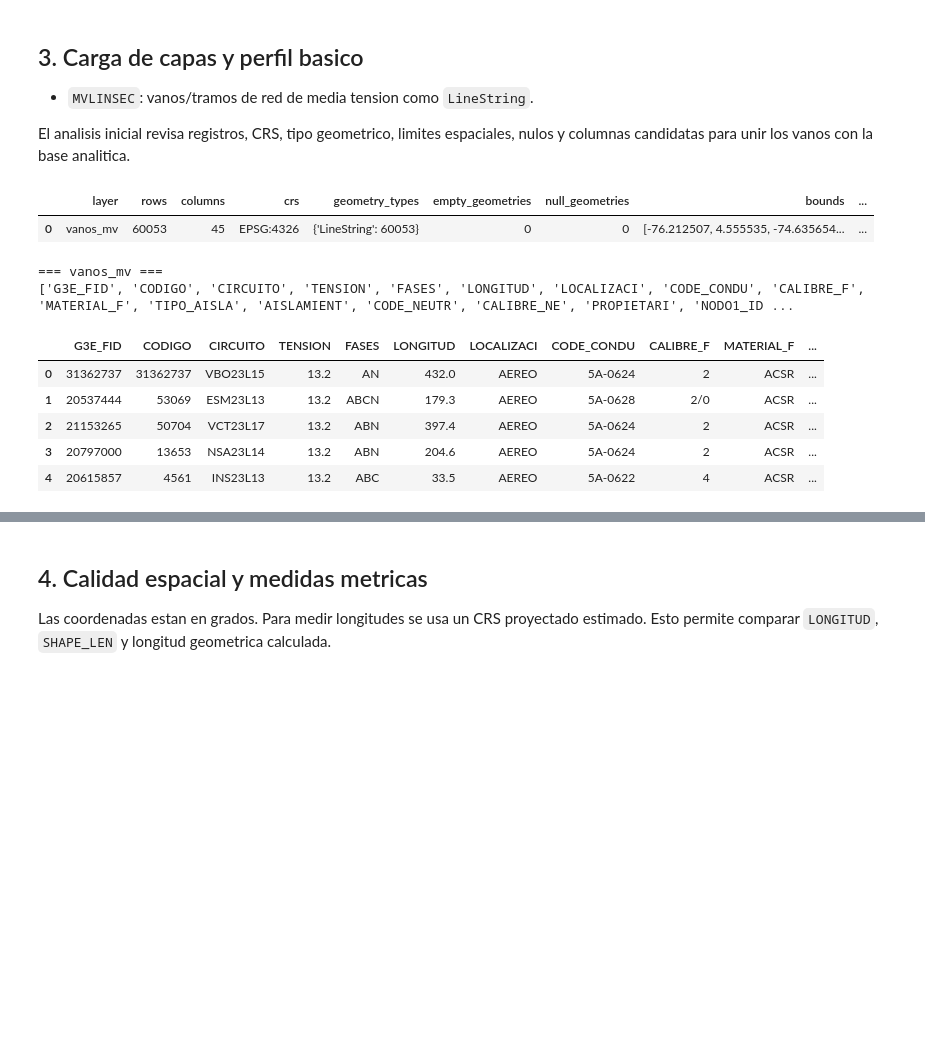
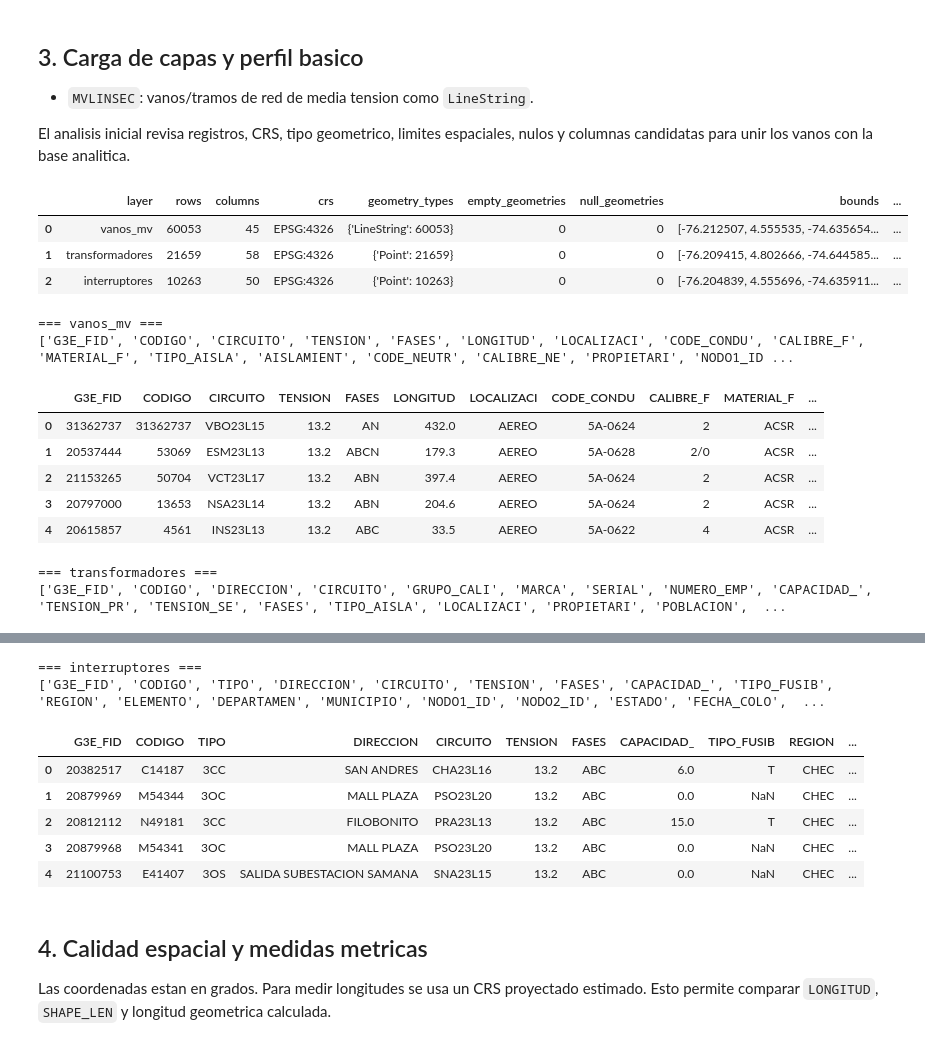
Before and after one commit to amalvarezme/chec-local-uiti-vano-interpreter, a Jupyter notebook: notebooks/core/03_geo_network_exploration.ipynb, the cells around one changed output, grey strips where cells are left out. Saved outputs shown, nothing was run; the diff lists cells and outputs as text; code cells hidden in the pictures; blank space fills up the shorter version.

```diff
--- a/notebooks/core/03_geo_network_exploration.ipynb
+++ b/notebooks/core/03_geo_network_exploration.ipynb
@@ -30,6 +30,8 @@ OUTPUT_DIR = ROOT / "reports" / "geo"
 OUTPUT_DIR.mkdir(parents=True, exist_ok=True)
 
 LINE_PATH = GEO_DIR / "MVLINSEC.shp"
+TRANSFORMER_PATH = GEO_DIR / "GDBCHEC_TRANSFOR.shp"
+SWITCH_PATH = GEO_DIR / "SWITCHES.shp"
 
 print(f"GEO_DIR: {GEO_DIR}")
 print(f"OUTPUT_DIR: {OUTPUT_DIR}")
@@ -86,36 +89,45 @@ MVLINSEC: faltantes requeridos=ninguno
 El analisis inicial revisa registros, CRS, tipo geometrico, limites espaciales, nulos y columnas candidatas para unir los vanos con la base analitica.
 # %%
 lineas = gpd.read_file(LINE_PATH)
+trafos = gpd.read_file(TRANSFORMER_PATH)
+switches = gpd.read_file(SWITCH_PATH)
+
 lineas["FID_VANO_GEO"] = lineas["G3E_FID"]
+trafos["FID_TRAFO_GEO"] = trafos["G3E_FID"]
+switches["FID_SWITCH_GEO"] = switches["G3E_FID"]
 
 layers = {
     "vanos_mv": lineas,
+    "transformadores": trafos,
+    "interruptores": switches,
 }
 
 def profile_layer(name: str, gdf: gpd.GeoDataFrame) -> dict:
     non_geom = gdf.drop(columns=gdf.geometry.name)
     return {
         "layer": name,
         "rows": int(len(gdf)),
         "columns": int(len(gdf.columns)),
         "crs": str(gdf.crs),
         "geometry_types": gdf.geometry.geom_type.value_counts(dropna=False).to_dict(),
         "empty_geometries": int(gdf.geometry.is_empty.sum()),
         "null_geometries": int(gdf.geometry.isna().sum()),
         "bounds": [round(float(x), 6) for x in gdf.total_bounds],
         "top_null_columns": non_geom.isna().mean().sort_values(ascending=False).head(12).round(3).to_dict(),
     }
 
 profiles = pd.DataFrame([profile_layer(name, gdf) for name, gdf in layers.items()])
 display(profiles)
 
 for name, gdf in layers.items():
     print(f"\n=== {name} ===")
     print(list(gdf.columns))
     display(gdf.drop(columns="geometry").head(5))
 # %% [output]
 |  | layer | rows | columns | crs | geometry_types | empty_geometries | null_geometries | bounds | ... |
 | 0 | vanos_mv | 60053 | 45 | EPSG:4326 | {'LineString': 60053} | 0 | 0 | [-76.212507, 4.555535, -74.635654... | ... |
+| 1 | transformadores | 21659 | 58 | EPSG:4326 | {'Point': 21659} | 0 | 0 | [-76.209415, 4.802666, -74.644585... | ... |
+| 2 | interruptores | 10263 | 50 | EPSG:4326 | {'Point': 10263} | 0 | 0 | [-76.204839, 4.555696, -74.635911... | ... |
 === vanos_mv ===
 ['G3E_FID', 'CODIGO', 'CIRCUITO', 'TENSION', 'FASES', 'LONGITUD', 'LOCALIZACI', 'CODE_CONDU', 'CALIBRE_F', 'MATERIAL_F', 'TIPO_AISLA', 'AISLAMIENT', 'CODE_NEUTR', 'CALIBRE_NE', 'PROPIETARI', 'NODO1_ID ...
 |  | G3E_FID | CODIGO | CIRCUITO | TENSION | FASES | LONGITUD | LOCALIZACI | CODE_CONDU | CALIBRE_F | MATERIAL_F | ... |
@@ -124,3 +136,5 @@ for name, gdf in layers.items():
 | 2 | 21153265 | 50704 | VCT23L17 | 13.2 | ABN | 397.4 | AEREO | 5A-0624 | 2 | ACSR | ... |
 | 3 | 20797000 | 13653 | NSA23L14 | 13.2 | ABN | 204.6 | AEREO | 5A-0624 | 2 | ACSR | ... |
 | 4 | 20615857 | 4561 | INS23L13 | 13.2 | ABC | 33.5 | AEREO | 5A-0622 | 4 | ACSR | ... |
+=== transformadores ===
+['G3E_FID', 'CODIGO', 'DIRECCION', 'CIRCUITO', 'GRUPO_CALI', 'MARCA', 'SERIAL', 'NUMERO_EMP', 'CAPACIDAD_', 'TENSION_PR', 'TENSION_SE', 'FASES', 'TIPO_AISLA', 'LOCALIZACI', 'PROPIETARI', 'POBLACION',  ...
@@ -127,3 +147,11 @@ for name, gdf in layers.items():
+=== interruptores ===
+['G3E_FID', 'CODIGO', 'TIPO', 'DIRECCION', 'CIRCUITO', 'TENSION', 'FASES', 'CAPACIDAD_', 'TIPO_FUSIB', 'REGION', 'ELEMENTO', 'DEPARTAMEN', 'MUNICIPIO', 'NODO1_ID', 'NODO2_ID', 'ESTADO', 'FECHA_COLO',  ...
+|  | G3E_FID | CODIGO | TIPO | DIRECCION | CIRCUITO | TENSION | FASES | CAPACIDAD_ | TIPO_FUSIB | REGION | ... |
+| 0 | 20382517 | C14187 | 3CC | SAN ANDRES | CHA23L16 | 13.2 | ABC | 6.0 | T | CHEC | ... |
+| 1 | 20879969 | M54344 | 3OC | MALL PLAZA | PSO23L20 | 13.2 | ABC | 0.0 | NaN | CHEC | ... |
+| 2 | 20812112 | N49181 | 3CC | FILOBONITO | PRA23L13 | 13.2 | ABC | 15.0 | T | CHEC | ... |
+| 3 | 20879968 | M54341 | 3OC | MALL PLAZA | PSO23L20 | 13.2 | ABC | 0.0 | NaN | CHEC | ... |
+| 4 | 21100753 | E41407 | 3OS | SALIDA SUBESTACION SAMANA | SNA23L15 | 13.2 | ABC | 0.0 | NaN | CHEC | ... |
 # %% [markdown]
 ## 4. Calidad espacial y medidas metricas
 
```
Also changed, not shown: parts of 9 cells of this notebook, 22 other files.
